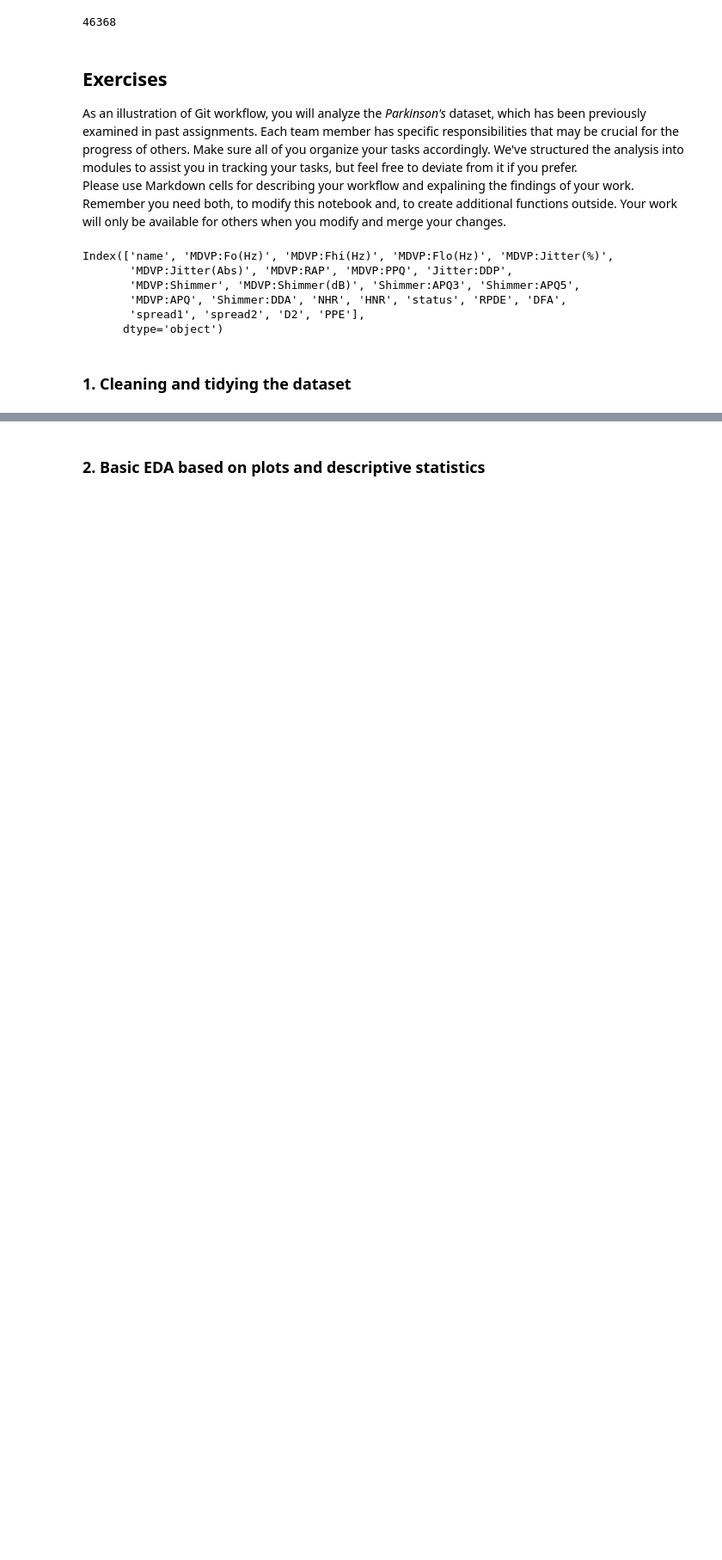
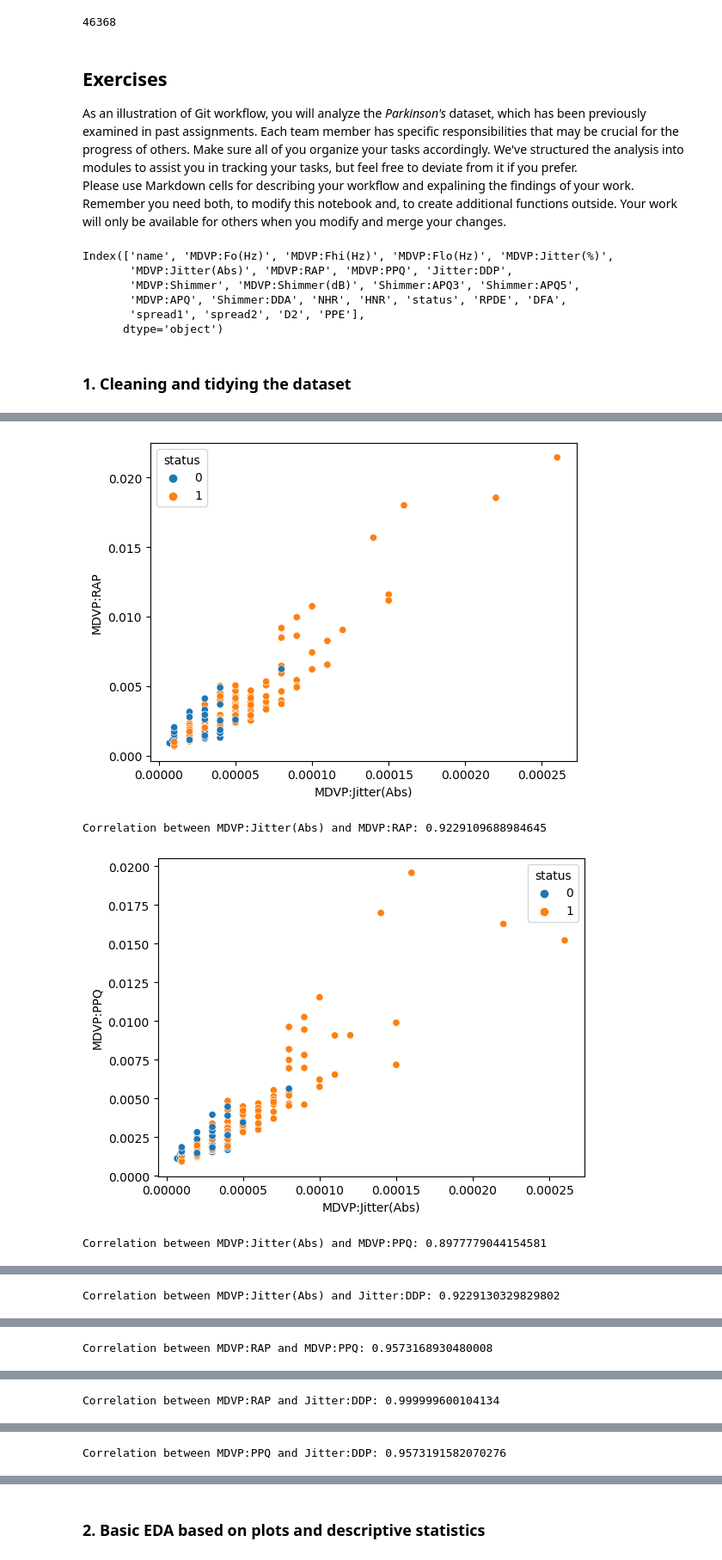
Before and after one commit to eliassanz01/LABSP, a Jupyter notebook: Collaborative coding.ipynb, the cells around one changed output, grey strips where cells are left out. Shown at 86% size. Drawn from its saved outputs; the diff is of its cells as text; code cells hidden in the pictures; blank space fills up the shorter version.

```diff
--- a/Collaborative coding.ipynb
+++ b/Collaborative coding.ipynb
@@ -58,0 +95,13 @@ Index(['name', 'MDVP:Fo(Hz)', 'MDVP:Fhi(Hz)', 'MDVP:Flo(Hz)', 'MDVP:Jitter(%)',
+# %%
+vars_list=jitter_vars
+for i in range(len(vars_list)):
+        for j in range(i+1, len(vars_list)):
+            var1, var2 = vars_list[i], vars_list[j]
+            scat_plt(df[var1], df[var2], groups=df['status'])
+            correlation = df[var1].corr(df[var2])
+            print(f'Correlation between {var1} and {var2}: {correlation}')
+# %% [output]
+[figure, added]
+Correlation between MDVP:Jitter(Abs) and MDVP:RAP: 0.9229109688984645
+[figure, added]
+Correlation between MDVP:Jitter(Abs) and MDVP:PPQ: 0.8977779044154581
@@ -58,0 +109 @@ Index(['name', 'MDVP:Fo(Hz)', 'MDVP:Fhi(Hz)', 'MDVP:Flo(Hz)', 'MDVP:Jitter(%)',
+Correlation between MDVP:Jitter(Abs) and Jitter:DDP: 0.9229130329829802
@@ -58,0 +111 @@ Index(['name', 'MDVP:Fo(Hz)', 'MDVP:Fhi(Hz)', 'MDVP:Flo(Hz)', 'MDVP:Jitter(%)',
+Correlation between MDVP:RAP and MDVP:PPQ: 0.9573168930480008
@@ -58,0 +113 @@ Index(['name', 'MDVP:Fo(Hz)', 'MDVP:Fhi(Hz)', 'MDVP:Flo(Hz)', 'MDVP:Jitter(%)',
+Correlation between MDVP:RAP and Jitter:DDP: 0.999999600104134
@@ -58,0 +115 @@ Index(['name', 'MDVP:Fo(Hz)', 'MDVP:Fhi(Hz)', 'MDVP:Flo(Hz)', 'MDVP:Jitter(%)',
+Correlation between MDVP:PPQ and Jitter:DDP: 0.9573191582070276
```
Also changed, not shown: parts of 14 cells of this notebook.
